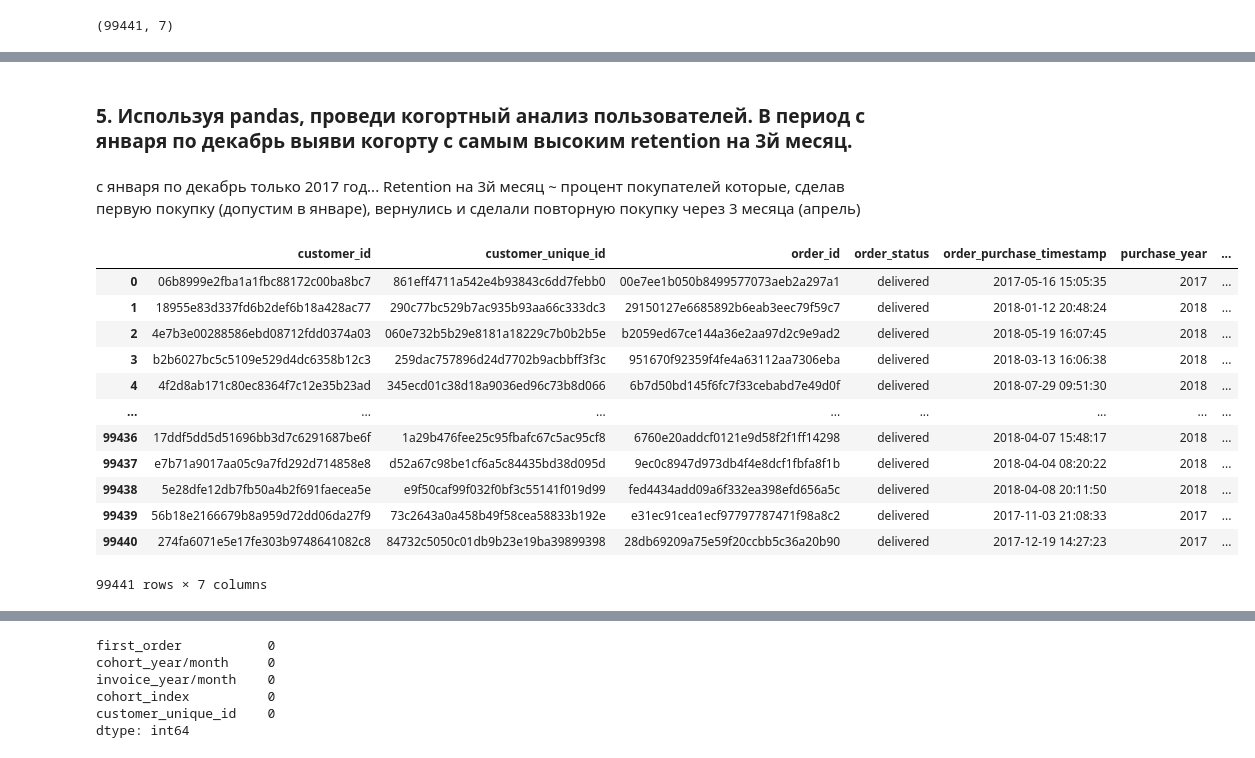
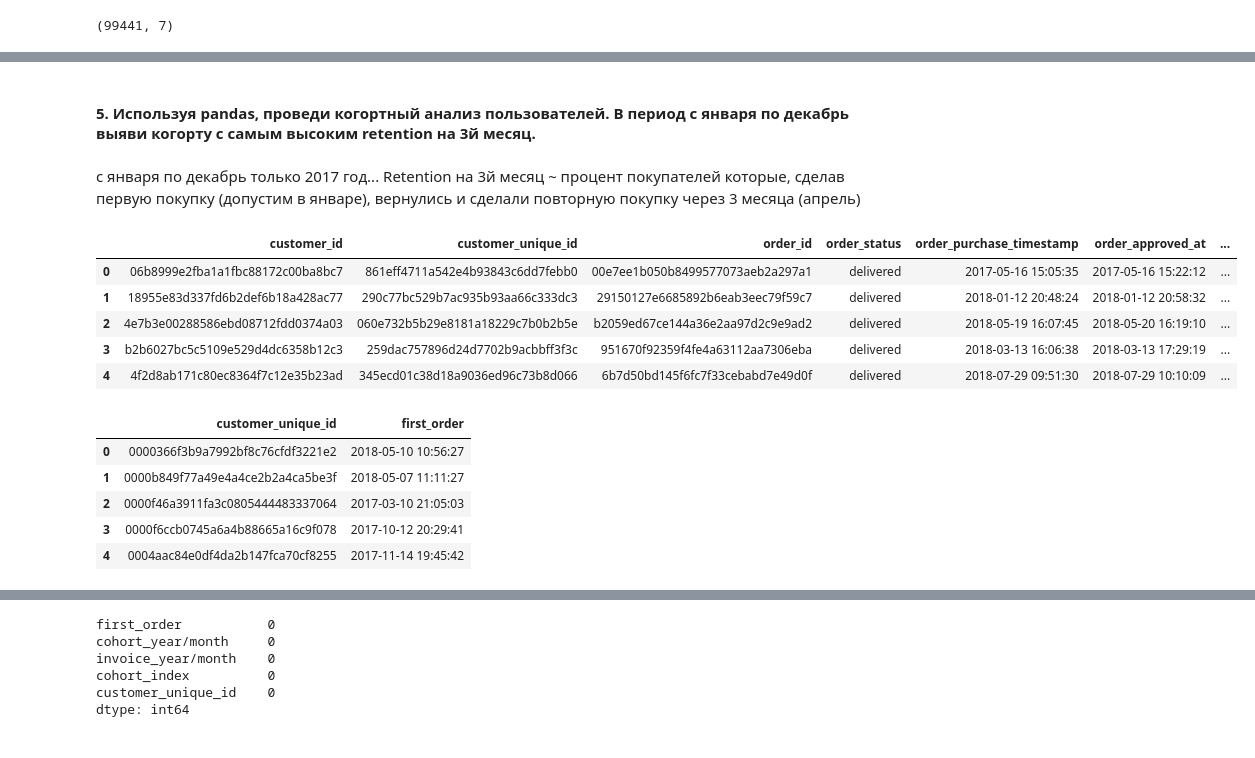
Before and after one commit to MaksFilippov/e-commerce_analytics_tasks, a Jupyter notebook: E-commerce_tasks.ipynb, the cells around one changed output, grey strips where cells are left out. Drawn from its saved outputs; the diff is of its cells as text; code cells hidden in the pictures.

```diff
--- a/E-commerce_tasks.ipynb
+++ b/E-commerce_tasks.ipynb
@@ -717,5 +689,5 @@ count_week.head()
 # %% [markdown]
-###   5. Используя pandas, проведи когортный анализ пользователей. В период с января по декабрь выяви когорту с самым высоким retention на 3й месяц.
+####   5. Используя pandas, проведи когортный анализ пользователей. В период с января по декабрь выяви когорту с самым высоким retention на 3й месяц.
 # %% [markdown]
 с января по декабрь только 2017 год...
 Retention на 3й месяц ~ процент покупателей которые, сделав первую покупку (допустим в январе),
@@ -727,27 +699,33 @@ Retention на 3й месяц ~ процент покупателей котор
 cust_orders = pd.merge(customers.drop(columns=['customer_zip_code_prefix', \
                                                'customer_city', \
                                                'customer_state']),
-                       orders.drop(columns=['order_approved_at', \
+                       orders.drop(columns=[ \
                                             'order_delivered_carrier_date', \
                                             'order_delivered_customer_date', \
                                             'order_estimated_delivery_date']),
                        on = ['customer_id'])
+# %%
+# выбираем  совершённые  покупки
+cust_orders = cust_orders.query('order_approved_at != "NaN"')
 # %%
 #  воспользуемся таблицей с прошлого шага: пользователи и дата заказа
-cust_orders
+cust_orders.head()
 # %% [output]
-|  | customer_id | customer_unique_id | order_id | order_status | order_purchase_timestamp | purchase_year | ... |
-| 0 | 06b8999e2fba1a1fbc88172c00ba8bc7 | 861eff4711a542e4b93843c6dd7febb0 | 00e7ee1b050b8499577073aeb2a297a1 | delivered | 2017-05-16 15:05:35 | 2017 | ... |
-| 1 | 18955e83d337fd6b2def6b18a428ac77 | 290c77bc529b7ac935b93aa66c333dc3 | 29150127e6685892b6eab3eec79f59c7 | delivered | 2018-01-12 20:48:24 | 2018 | ... |
-| 2 | 4e7b3e00288586ebd08712fdd0374a03 | 060e732b5b29e8181a18229c7b0b2b5e | b2059ed67ce144a36e2aa97d2c9e9ad2 | delivered | 2018-05-19 16:07:45 | 2018 | ... |
-| 3 | b2b6027bc5c5109e529d4dc6358b12c3 | 259dac757896d24d7702b9acbbff3f3c | 951670f92359f4fe4a63112aa7306eba | delivered | 2018-03-13 16:06:38 | 2018 | ... |
-| 4 | 4f2d8ab171c80ec8364f7c12e35b23ad | 345ecd01c38d18a9036ed96c73b8d066 | 6b7d50bd145f6fc7f33cebabd7e49d0f | delivered | 2018-07-29 09:51:30 | 2018 | ... |
-| ... | ... | ... | ... | ... | ... | ... | ... |
-| 99436 | 17ddf5dd5d51696bb3d7c6291687be6f | 1a29b476fee25c95fbafc67c5ac95cf8 | 6760e20addcf0121e9d58f2f1ff14298 | delivered | 2018-04-07 15:48:17 | 2018 | ... |
-| 99437 | e7b71a9017aa05c9a7fd292d714858e8 | d52a67c98be1cf6a5c84435bd38d095d | 9ec0c8947d973db4f4e8dcf1fbfa8f1b | delivered | 2018-04-04 08:20:22 | 2018 | ... |
-| 99438 | 5e28dfe12db7fb50a4b2f691faecea5e | e9f50caf99f032f0bf3c55141f019d99 | fed4434add09a6f332ea398efd656a5c | delivered | 2018-04-08 20:11:50 | 2018 | ... |
-| 99439 | 56b18e2166679b8a959d72dd06da27f9 | 73c2643a0a458b49f58cea58833b192e | e31ec91cea1ecf97797787471f98a8c2 | delivered | 2017-11-03 21:08:33 | 2017 | ... |
-| 99440 | 274fa6071e5e17fe303b9748641082c8 | 84732c5050c01db9b23e19ba39899398 | 28db69209a75e59f20ccbb5c36a20b90 | delivered | 2017-12-19 14:27:23 | 2017 | ... |
+|  | customer_id | customer_unique_id | order_id | order_status | order_purchase_timestamp | order_approved_at | ... |
+| 0 | 06b8999e2fba1a1fbc88172c00ba8bc7 | 861eff4711a542e4b93843c6dd7febb0 | 00e7ee1b050b8499577073aeb2a297a1 | delivered | 2017-05-16 15:05:35 | 2017-05-16 15:22:12 | ... |
+| 1 | 18955e83d337fd6b2def6b18a428ac77 | 290c77bc529b7ac935b93aa66c333dc3 | 29150127e6685892b6eab3eec79f59c7 | delivered | 2018-01-12 20:48:24 | 2018-01-12 20:58:32 | ... |
+| 2 | 4e7b3e00288586ebd08712fdd0374a03 | 060e732b5b29e8181a18229c7b0b2b5e | b2059ed67ce144a36e2aa97d2c9e9ad2 | delivered | 2018-05-19 16:07:45 | 2018-05-20 16:19:10 | ... |
+| 3 | b2b6027bc5c5109e529d4dc6358b12c3 | 259dac757896d24d7702b9acbbff3f3c | 951670f92359f4fe4a63112aa7306eba | delivered | 2018-03-13 16:06:38 | 2018-03-13 17:29:19 | ... |
+| 4 | 4f2d8ab171c80ec8364f7c12e35b23ad | 345ecd01c38d18a9036ed96c73b8d066 | 6b7d50bd145f6fc7f33cebabd7e49d0f | delivered | 2018-07-29 09:51:30 | 2018-07-29 10:10:09 | ... |
-99441 rows × 7 columns
 # %%
 #  посмотрим когда была первая покупка у каждого пользователя
+first_order = cust_orders.groupby('customer_unique_id',as_index=False) \
+                         .agg(first_order=('order_purchase_timestamp','min'))
+first_order.head()
+# %% [output]
+|  | customer_unique_id | first_order |
+| 0 | 0000366f3b9a7992bf8c76cfdf3221e2 | 2018-05-10 10:56:27 |
+| 1 | 0000b849f77a49e4a4ce2b2a4ca5be3f | 2018-05-07 11:11:27 |
+| 2 | 0000f46a3911fa3c0805444483337064 | 2017-03-10 21:05:03 |
+| 3 | 0000f6ccb0745a6a4b88665a16c9f078 | 2017-10-12 20:29:41 |
+| 4 | 0004aac84e0df4da2b147fca70cf8255 | 2017-11-14 19:45:42 |
```
Also changed, not shown: parts of 46 cells of this notebook.
